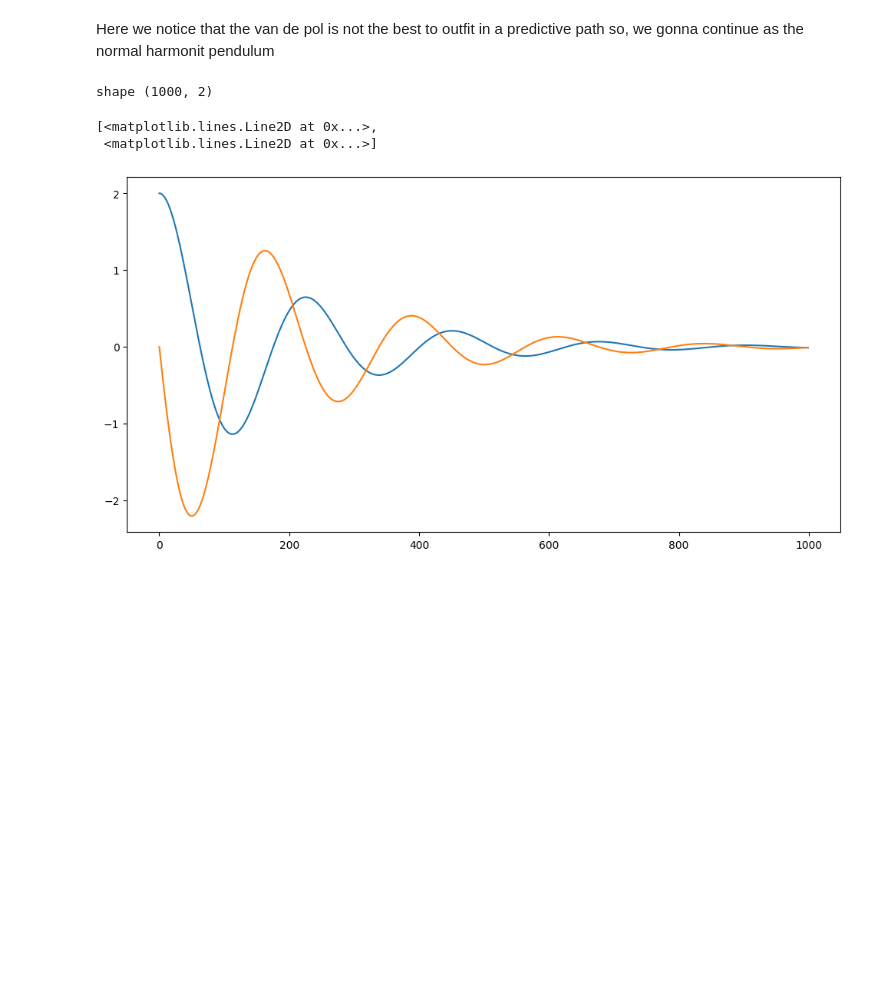
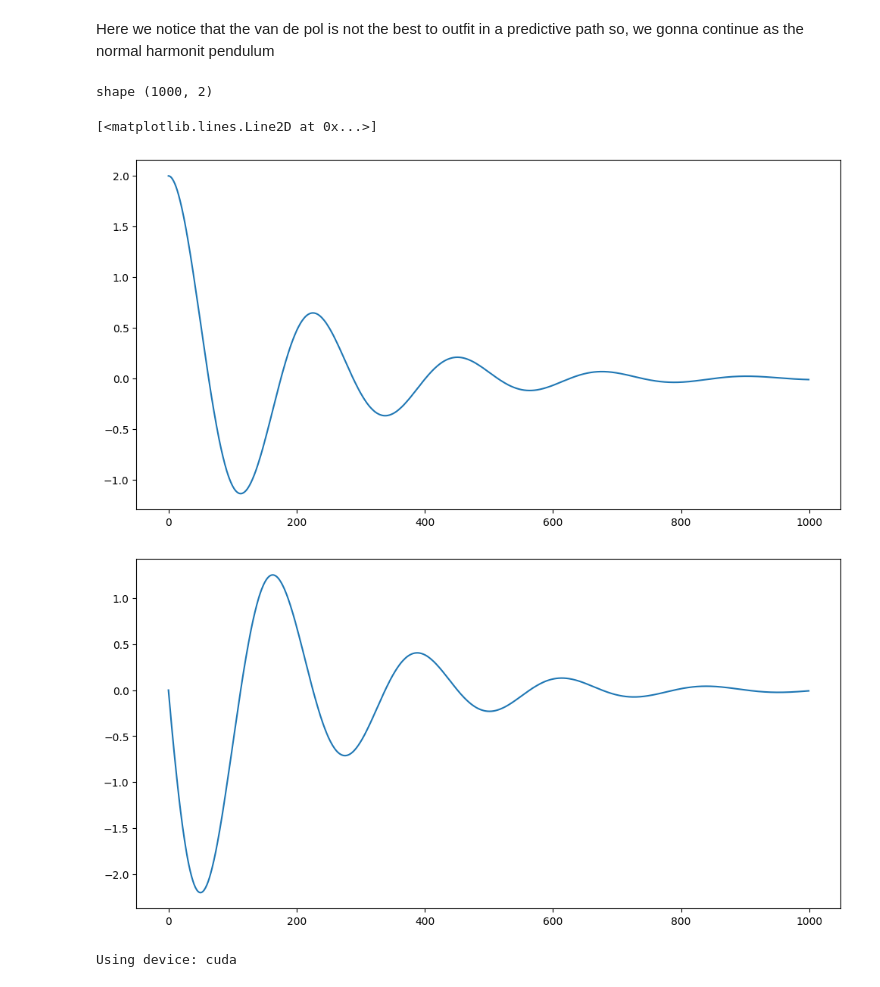
Before and after one commit to RafaelRosendof/Math_code, a Jupyter notebook: PINN/2d_ode_pinn.ipynb, the cells around one changed output. Cells and saved outputs as stored; diff of their text form; code cells hidden in the pictures; blank space fills up the shorter version.

```diff
--- a/PINN/2d_ode_pinn.ipynb
+++ b/PINN/2d_ode_pinn.ipynb
@@ -25,7 +26,7 @@ For the harmonic ocilator we take $ v = \frac{du}{dt} $ and then isolate the exp
 
 $$ \frac{du}{dt} = \frac{-u}{m} \cdot v - \frac{ku}{m} $$
 # %%
-@jax.jit
+#@jax.jit
 def simulate_harm_ocilator(m, mu, k, u0, v0, t0, t1):
 
     def vec_field(t,y,args):
@@ -42,6 +43,6 @@ def simulate_harm_ocilator(m, mu, k, u0, v0, t0, t1):
     y0_state = jnp.array([u0, v0])
     saveat = dx.SaveAt(ts=jnp.linspace(t0, t1, 1000), dense=True)
 
-    sol = dx.diffeqsolve(terms, solver, t0, t1, dt0=0.01, y0=y0_state, saveat=saveat)
+    sol = dx.diffeqsolve(terms, solver, t0, t1, dt0=0.01, y0=y0_state, saveat=saveat, max_steps=16384)
     return sol
 # %%
@@ -146,22 +147,29 @@ Here we notice that the van de pol is not the best to outfit in a predictive pat
 # %%
 sol = simulate_harm_ocilator(m=1.0, mu=0.5, k=2.0, u0=2.0, v0=0.0, t0=0.0, t1=20.0)
 print(f"shape {sol.ys.shape}")
 #print(f"Solution for t0: {sol.t0}")
 #print(f"Solution for t1: {sol.t1}")
 #print(f"Solution for ys: {sol.ys}")
 #print(f"Solution for ts {sol.ts}")
 
 fig, ax = plt.subplots(figsize=(12,6))
-ax.plot(sol.ys)
+ax.plot(sol.ys[:, 0])
 
+fig, ax = plt.subplots(figsize=(12,6))
+ax.plot(sol.ys[:, 1:2])
 # Here is the analitical solution
 
 #fig, ax = plt.subplots(figsize=(12,6))
 #ax.plot(sol.ts)
 # %% [output]
 shape (1000, 2)
-[<matplotlib.lines.Line2D at 0x...>,
- <matplotlib.lines.Line2D at 0x...>]
+[<matplotlib.lines.Line2D at 0x...>]
-[figure, old version]
+[figure, new version]
+[figure, added]
+# %%
+device = torch.device("cuda" if torch.cuda.is_available() else "cpu")
+print(f"Using device: {device}")
+# %% [output]
+Using device: cuda
 # %%
 class Net(nn.Module):
```
Also changed, not shown: parts of 10 cells of this notebook, 1 other file.
